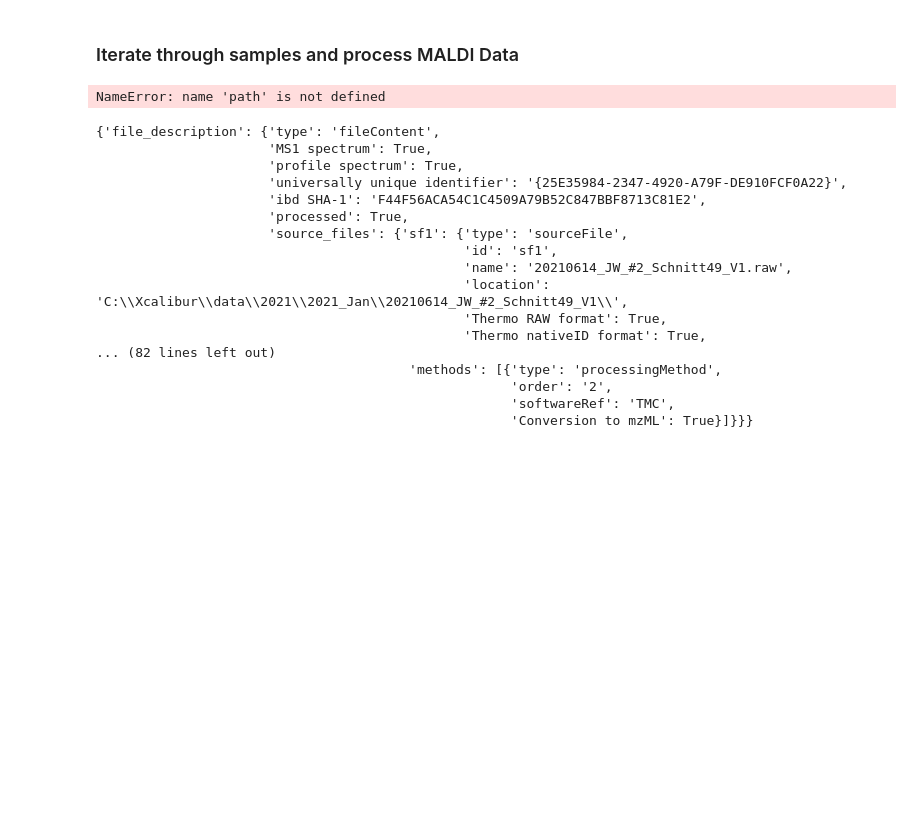
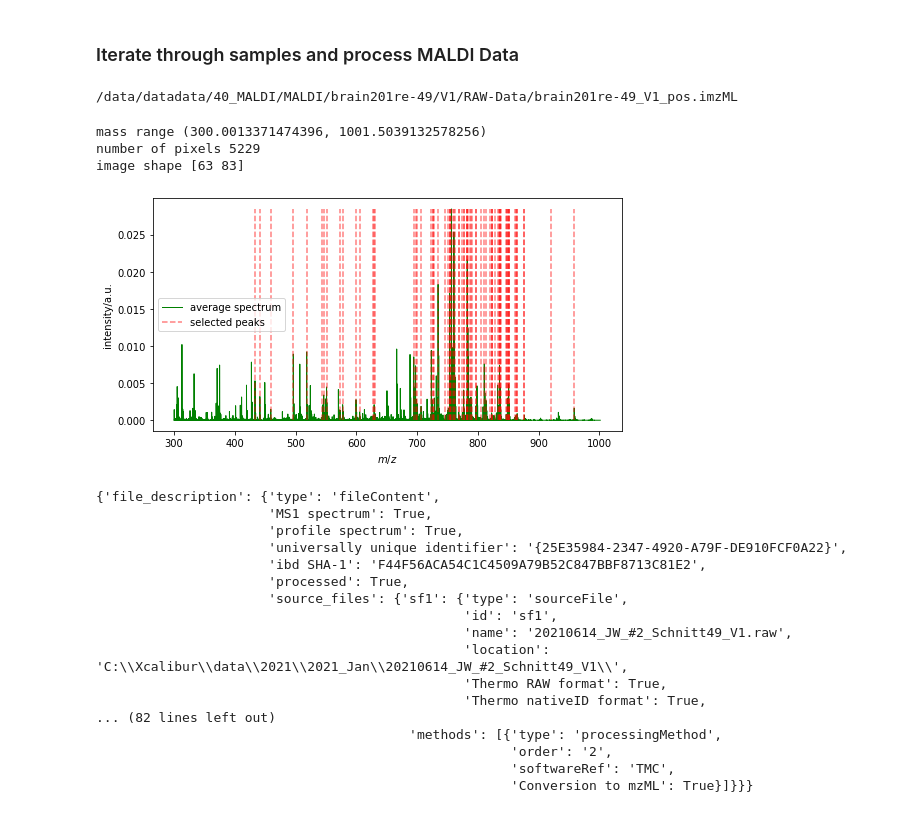
Before and after one commit to youngster/pyproIMS, a Jupyter notebook: paper_script.ipynb, the cells around one changed output. Saved outputs shown, nothing was run; the diff lists cells and outputs as text; code cells hidden in the pictures; blank space fills up the shorter version.

```diff
--- a/paper_script.ipynb
+++ b/paper_script.ipynb
@@ -19,8 +36,17 @@ paths = [raw_data_folder + samples[i].split('_')[0] + '-' + samples[i].split('_'
 # %% [markdown]
 ### Set MALDI data parameters
 # %%
-resolution = 1e-5
-n_processes = 1
+MALDI_parameters = {
+	'resolution' : 1e-5,		#ppm
+	'accuracy' : 2.5e-6,
+	'normalize' : 'tic',
+    'n_processes' : 1
+}
+MALDI_results = {
+    'selected_mzs' = [],
+    'TIC' = [],
+    'mean_spectrum' = []
+}
 # %% [markdown]
 ### Set METASPACE parameters
 # %%
@@ -125,7 +151,7 @@ for msm in filterparams['msm']:
 			### STORE DATA ###
 			mydataset.data.insert(0, 'index', np.arange(1,mydataset.data.shape[0]+1))
 			mydataset.data.to_csv(name + '.csv', columns = ['index', 'ionFormula', 'ion', 'mz', 'msm', 'rhoSpatial', 'rhoSpectral', 'moc', 'fdr', 'moleculeNames', 'moleculeGroups'])
-			selected_mzs = np.unique(mydataset.data.mz.values)
+			MALDI_results['selected_mzs'] = np.unique(mydataset.data.mz.values)
 # %% [output]
 0 0.8 None
 filter by msm>0.8 reduced to (249,) entries
@@ -139,9 +165,26 @@ filter by msm>[400, 1000] reduced to (76,) entries
 ### Iterate through samples and process MALDI Data
 # %%
 for sample_index in range(len(samples)):
-    M = MALDI(paths[sample_index]), resolution = resolution, n_processes = n_processes)
+    ### LOAD DATA ###
+    if not os.path.isfile(paths[sample_index]):
+        paths[sample_index] = paths[sample_index].split('.')[0] + '_validated.' + paths[sample_index].split('.')[1]
+    M = MALDI(paths[sample_index], resolution = MALDI_parameters['resolution'], n_processes = MALDI_parameters['n_processes'])
+    ### GET RAW DATA ###
+    M_raw = rawMALDI(M.filename, M.resolution, M.Range, M.n_processes)
+    print('mass range', M_raw.Range)
+    print('number of pixels', len(M_raw.data_spectrum))
+    print('image shape', M_raw.shape)
+    ### NORMALIZE DATA ###
+    MALDI_results['TIC'] = M_raw.normalize(algorithm = MALDI_parameters['normalize'], return_map = True)
+    ### CALCULATE BINNED DATA ###
+    M_binned = binnedMALDI(M.filename, M.resolution, M.Range, M.n_processes, data_spectrum = M_raw.data_spectrum)
+    MALDI_results['mean_spectrum'] = np.mean(M_binned_big.data_histo, axis = 0)
 # %% [output]
-NameError: name 'path' is not defined
+/data/datadata/40_MALDI/MALDI/brain201re-49/V1/RAW-Data/brain201re-49_V1_pos.imzML
+mass range (300.0013371474396, 1001.5039132578256)
+number of pixels 5229
+image shape [63 83]
+[figure, added]
 # %%
 M.print_metadata()
 # %% [output]
```
Also changed, not shown: parts of 2 cells of this notebook.
